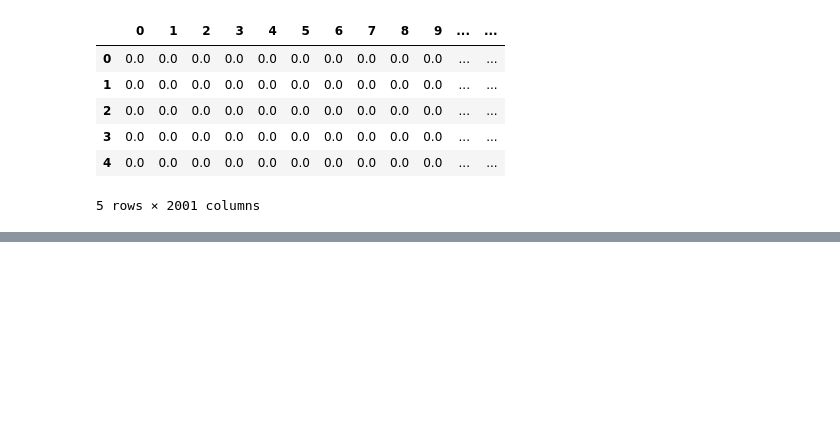
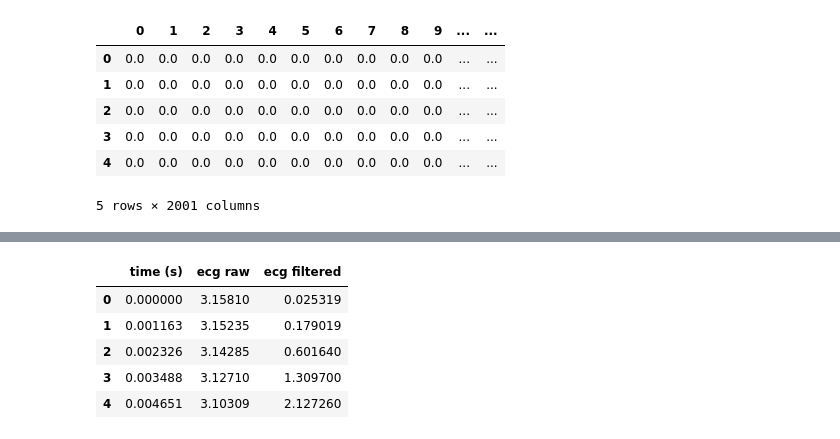
Before and after one commit to jamiemilsom/ECG_realtime_sim, a Jupyter notebook: python/visualisations.ipynb, the cells around one changed output, grey strips where cells are left out. Drawn from its saved outputs; the diff is of its cells as text; code cells hidden in the pictures; blank space fills up the shorter version.

```diff
--- a/python/visualisations.ipynb
+++ b/python/visualisations.ipynb
@@ -38,0 +55,15 @@ ecg.head()
+# %%
+adam_ecg = pd.read_csv('adam_ecg_data_4096.csv',header=None)
+adam_ecg['time (s)'] = adam_ecg.index / 860
+adam_ecg['ecg raw'] = adam_ecg[1]
+adam_ecg['ecg filtered'] = adam_ecg[3]
+adam_ecg.drop(columns=[0,1,2,3],inplace=True)
+
+adam_ecg.head()
+# %% [output]
+|  | time (s) | ecg raw | ecg filtered |
+| 0 | 0.000000 | 3.15810 | 0.025319 |
+| 1 | 0.001163 | 3.15235 | 0.179019 |
+| 2 | 0.002326 | 3.14285 | 0.601640 |
+| 3 | 0.003488 | 3.12710 | 1.309700 |
+| 4 | 0.004651 | 3.10309 | 2.127260 |
```
Also changed, not shown: parts of 2 cells of this notebook, 8 other files.
